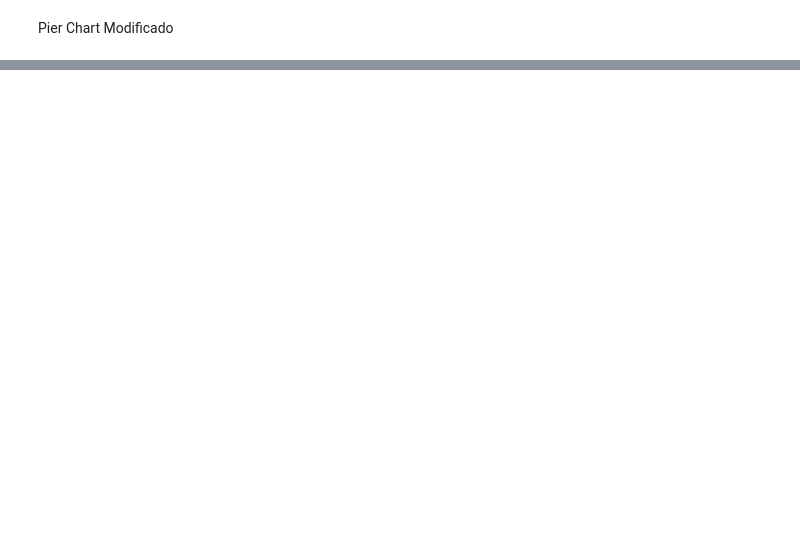
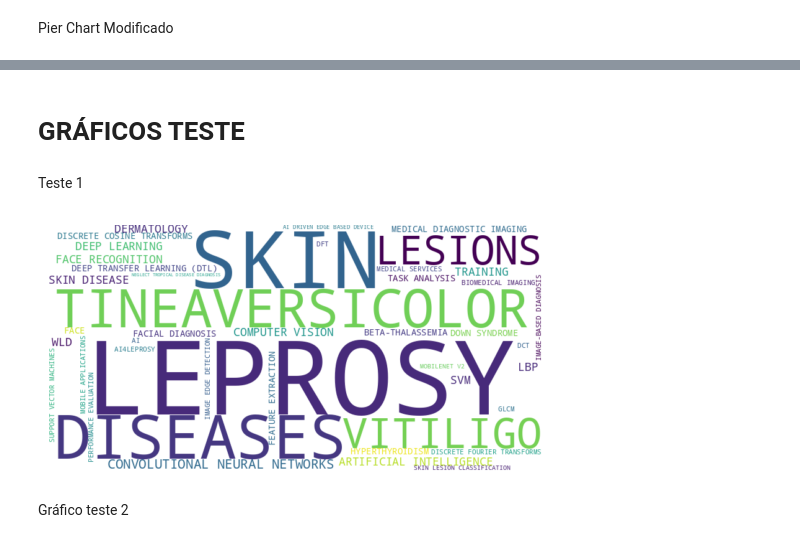
Before and after one commit to jacksrenan/Charts, a Jupyter notebook: Gráficos_douto.ipynb, the cells around one changed output, grey strips where cells are left out. Saved outputs shown, nothing was run; the diff lists cells and outputs as text; code cells hidden in the pictures; blank space fills up the shorter version.

```diff
--- a/Gráficos_douto.ipynb
+++ b/Gráficos_douto.ipynb
@@ -137,0 +391,67 @@ plt.show()
+# %% [markdown]
+# GRÁFICOS TESTE
+# %% [markdown]
+Teste 1
+# %%
+from wordcloud import WordCloud
+import matplotlib.pyplot as plt
+
+# Definir as palavras e suas frequências
+words = {
+    'LEPROSY': 9,
+    'SKIN': 5,
+    'DISEASES': 4,
+    'TINEAVERSICOLOR': 3,
+    'VITILIGO': 3,
+    'LESIONS': 3,
+    'CONVOLUTIONAL NEURAL NETWORKS': 3,
+    'FACE RECOGNITION': 2,
+    'DEEP LEARNING': 2,
+    'LBP': 2,
+    'SVM': 2,
+    'ARTIFICIAL INTELLIGENCE': 2,
+    'DERMATOLOGY': 2,
+    'SKIN DISEASE': 2,
+    'COMPUTER VISION': 2,
+    'WLD': 2,
+    'TRAINING': 2,
+    'FACE': 1,
+    'MEDICAL DIAGNOSTIC IMAGING': 1,
+    'TASK ANALYSIS': 1,
+    'FACIAL DIAGNOSIS': 1,
+    'DEEP TRANSFER LEARNING (DTL)': 1,
+    'BETA-THALASSEMIA': 1,
+    'HYPERTHYROIDISM': 1,
+    'DOWN SYNDROME': 1,
+    'FEATURE EXTRACTION': 1,
+    'DISCRETE COSINE TRANSFORMS': 1,
+    'DISCRETE FOURIER TRANSFORMS': 1,
+    'SUPPORT VECTOR MACHINES': 1,
+    'BIOMEDICAL IMAGING': 1,
+    'DCT': 1,
+    'DFT': 1,
+    'GLCM': 1,
+    'AI': 1,
+    'IMAGE-BASED DIAGNOSIS': 1,
+    'AI4LEPROSY': 1,
+    'PERFORMANCE EVALUATION': 1,
+    'IMAGE EDGE DETECTION': 1,
+    'MEDICAL SERVICES': 1,
+    'MOBILE APPLICATIONS': 1,
+    'SKIN LESION CLASSIFICATION': 1,
+    'MOBILENET V2': 1,
+    'AI DRIVEN EDGE BASED DEVICE': 1,
+    'NEGLECT TROPICAL DISEASE DIAGNOSIS': 1
+}
+
+# Criar a nuvem de palavras
+wordcloud = WordCloud(width=800, height=400, background_color='white').generate_from_frequencies(words)
+
+# Exibir a nuvem de palavras
+plt.imshow(wordcloud, interpolation='bilinear')
+plt.axis('off')
+plt.show()
+# %% [output]
+[figure, added]
+# %% [markdown]
+Gráfico teste 2
```
Also changed, not shown: parts of 16 cells of this notebook.
